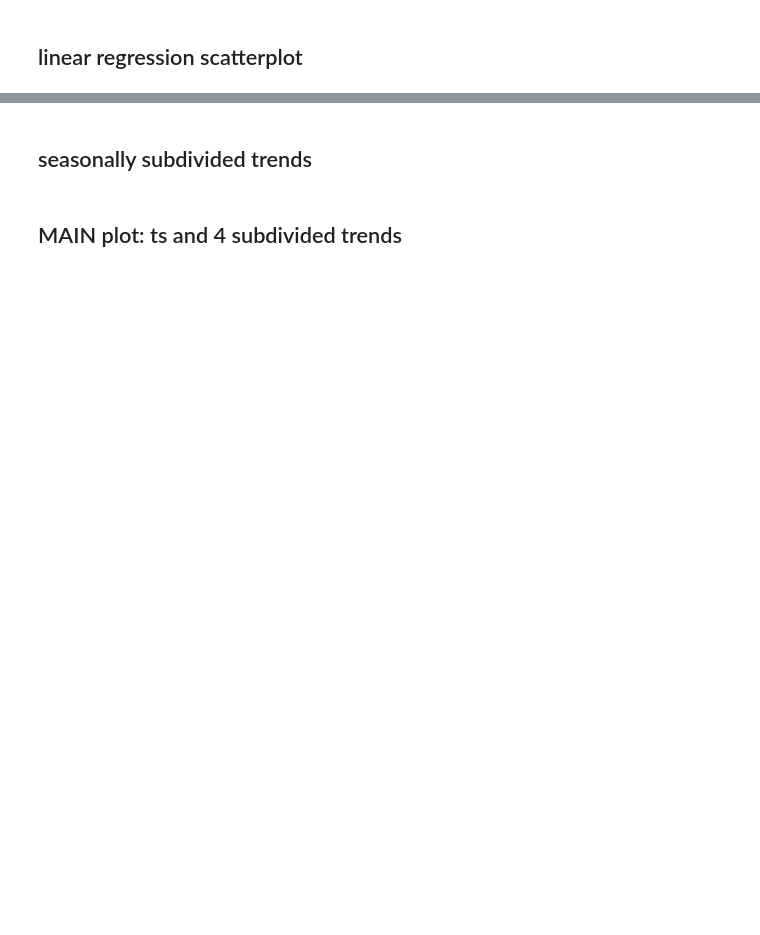
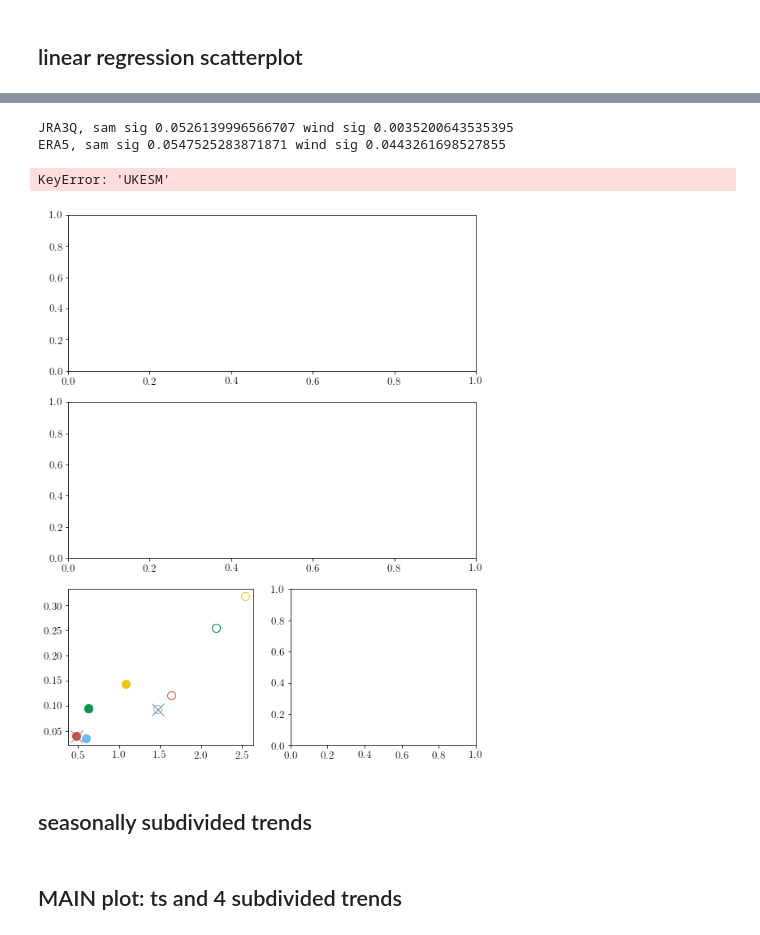
Before and after one commit to tjarnikova/windEval, a Jupyter notebook: plottingCode/Fig-SAM.ipynb, the cells around one changed output, grey strips where cells are left out. Saved outputs shown, nothing was run; the diff lists cells and outputs as text; code cells hidden in the pictures; blank space fills up the shorter version.

```diff
--- a/plottingCode/Fig-SAM.ipynb
+++ b/plottingCode/Fig-SAM.ipynb
@@ -454,7 +475,7 @@ ax4 = fig.add_subplot(gs[2, 1])  # Bottom-right
 
 
 ########
-axs = axs.ravel()
+#axs = axs.ravel()
 
 prods = ['MERRA','NCEP-NCAR','JRA3Q','ERA5','UKESM']#,'obs']
 xa = np.arange(1,6,1)
@@ -607,33 +628,38 @@ for prod in prods:
 
     if prod == 'JRA3Q':
         lab = 'JRA'
     else:
         lab = prod
 
     mkz = 'o'; ms = 10; lw = 1
     if prod == 'obs':
         mkz = '*'; ms = 20; lw = 3
     if prod == 'UKESM':
         mkz = 's'; ms = 10
 
     w = xr.open_dataset(f'/gpfs/data/greenocean2/software/products/windsFromComponents/SAM/{prod}/SAM.nc')
     wmn = w.resample(time='Y').mean()
     wmn2 = w.groupby('time.year').mean()
     ax1.plot(wmn2.year,wmn.SAM, color = cd.prod[lab]['col'], label = cd.prod[lab]['fnam'], linewidth = lw)
 
 ## FY
     w = xr.open_dataset(f'/gpfs/data/greenocean2/software/products/windsFromComponents/SAM/{prod}/SAM.nc')
     wmn = w.sel(time=(w['time.season'] == 'DJF')).resample(time='Y').mean()
     ax2.plot(wmn2.year,wmn.SAM, color = cd.prod[lab]['col'], label = cd.prod[lab]['fnam'], linewidth = lw)
 
     wy = w.SAM.sel(time=(w['time.season'] == 'DJF')).sel(time=slice(f'1980-01-01', f'1999-12-31')).resample(time='Y').mean().values
     wym = np.mean(wy)
     mk_slope, mk_p, lin_slope, lin_p = give_trends(wy)
 
 
 plt.tight_layout()
 
 #fig.savefig('./plts/Fig-SAM.jpg', dpi = 300, bbox_inches='tight')
+# %% [output]
+JRA3Q, sam sig 0.0526139996566707 wind sig 0.0035200643535395
+ERA5, sam sig 0.0547525283871871 wind sig 0.0443261698527855
+KeyError: 'UKESM'
+[figure, added]
 # %%
 #### DFJ
 
```
Also changed, not shown: parts of 8 cells of this notebook.
